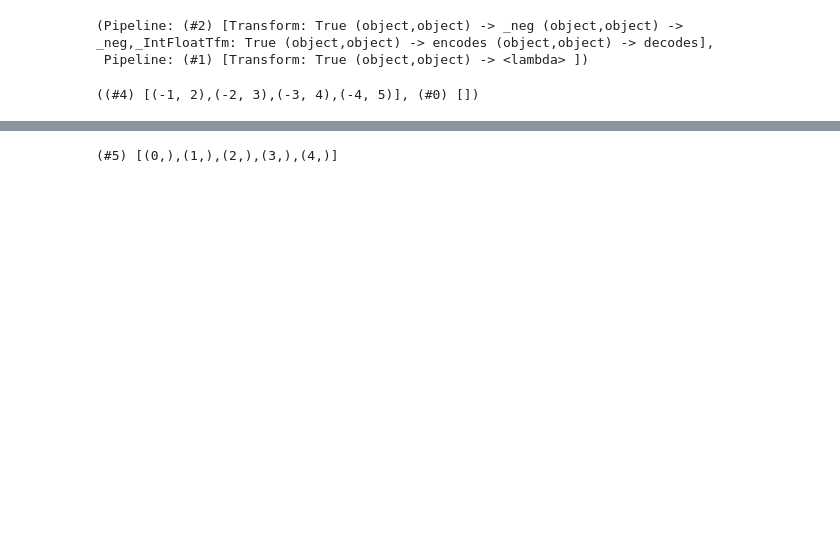
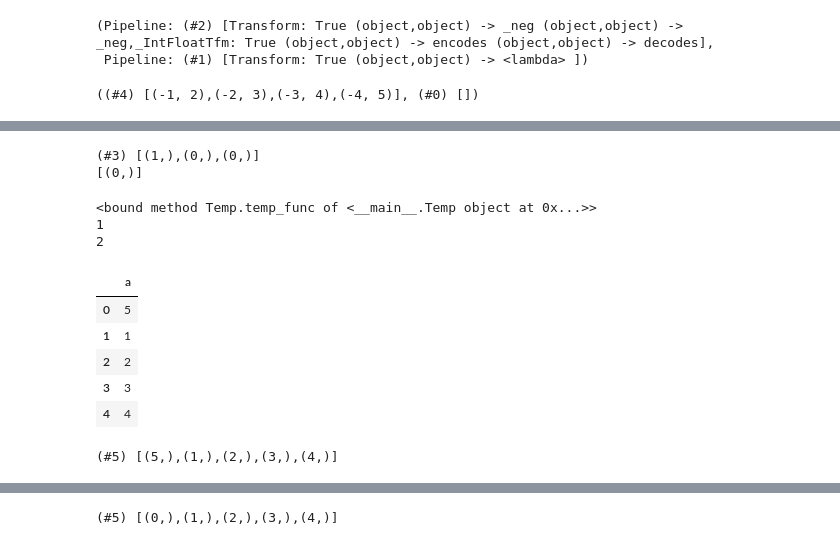
Before and after one commit to anhquan0412/fastai2, a Jupyter notebook: quan-nbs/3_03_data_core.ipynb, the cells around one changed output, grey strips where cells are left out. Saved outputs shown, nothing was run; the diff lists cells and outputs as text; code cells hidden in the pictures; blank space fills up the shorter version.

Commit message:
All tests for Datasets. More note on split_idx using on Datasets  (and DataLoaders) e.g. how to use split_idx on train/val and effects on calling the whole dsets vs dsets.val

```diff
--- a/quan-nbs/3_03_data_core.ipynb
+++ b/quan-nbs/3_03_data_core.ipynb
@@ -1067,0 +1129,8 @@ test_stdout(lambda: show_at(dsets.train, 0), "dog")
+# %%
+print(dsets.train) # return tuple of 1 for each because there is only 1 pipeline [tcat_,_lbl]
+print(dsets.valid[:-1])
+# dict KeyError when trying to show the last value of dsets or the last value of dsets.valid
+# because vocab is built on train set which only has cat and dog. Valid set has new value 'kid'
+# %% [output]
+(#3) [(1,),(0,),(0,)]
+[(0,)]
@@ -1073,3 +1144,28 @@ test_eq(*dsets[2], 2)          # Retrieve one item (subset 0 is the default)
 test_eq(dsets[1,2], [(1,),(2,)])    # Retrieve two items by index
 mask = [True,False,False,True,False]
 test_eq(dsets[mask], [(0,),(3,)])   # Retrieve two items by mask
+# %%
+# understanding attrgetter: retrieve attribute with given name from an obj
+class Temp:
+    b=2
+    def __init__(self):
+        self.a = 1
+    def temp_func(self):
+        print(self.a)
+print(attrgetter('temp_func')(Temp()))
+print(attrgetter('a')(Temp()))
+print(attrgetter('b')(Temp()))
+# %% [output]
+<bound method Temp.temp_func of <__main__.Temp object at 0x...>>
+1
+2
+# %%
+inp = pd.DataFrame(dict(a=[5,1,2,3,4]))
+inp
+# %% [output]
+|  | a |
+| 0 | 5 |
+| 1 | 1 |
+| 2 | 2 |
+| 3 | 3 |
+| 4 | 4 |
@@ -1076 +1174,5 @@ test_eq(dsets[mask], [(0,),(3,)])   # Retrieve two items by mask
+# %%
+dsets
+# %% [output]
+(#5) [(5,),(1,),(2,),(3,),(4,)]
 # %%
```
Also changed, not shown: parts of 54 cells of this notebook.
